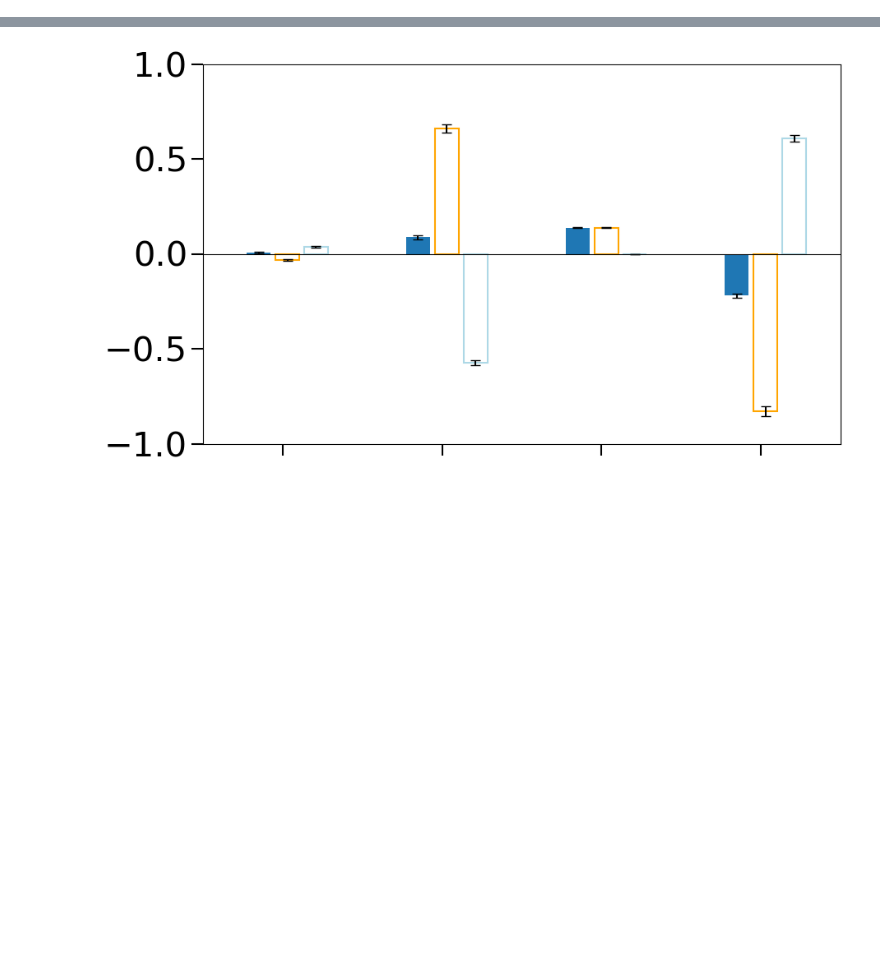
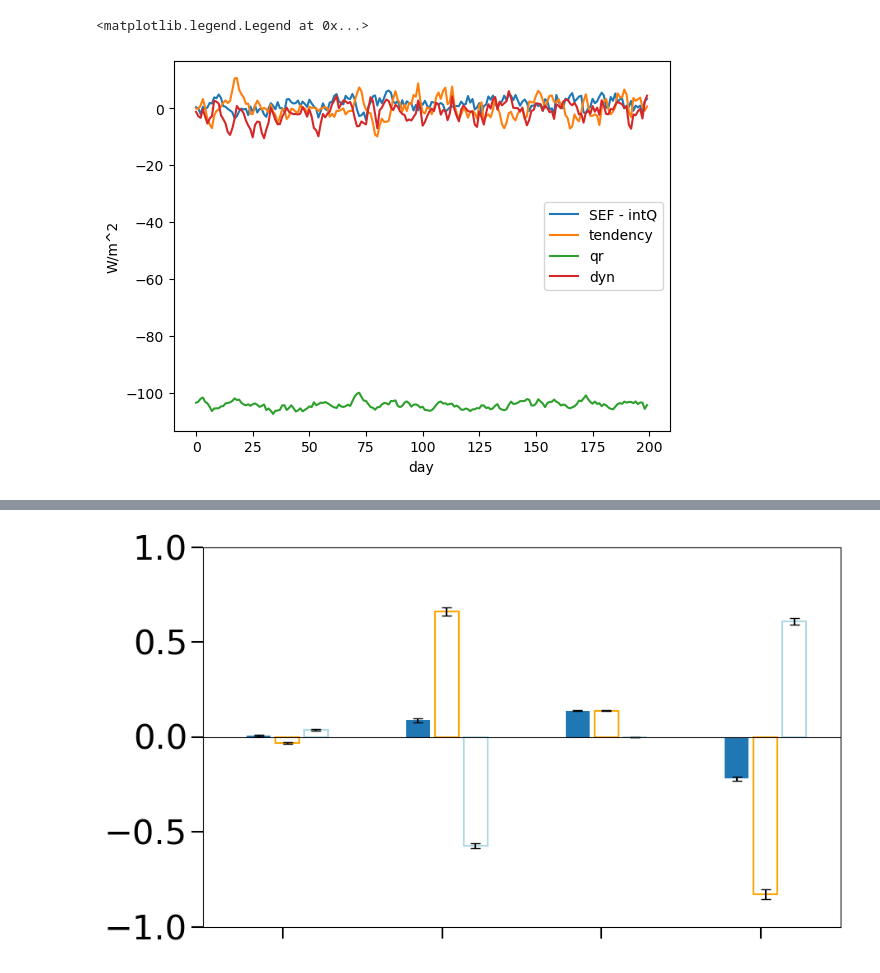
Before and after one commit to linyao1999/MJO_E3SM_PROJECT, a Jupyter notebook: MJO_E3SM_plots_VI_budgets.ipynb, the cells around one changed output, grey strips where cells are left out. Cells and saved outputs as stored; diff of their text form; code cells hidden in the pictures; blank space fills up the shorter version.

```diff
--- a/MJO_E3SM_plots_VI_budgets.ipynb
+++ b/MJO_E3SM_plots_VI_budgets.ipynb
@@ -12,0 +90,14 @@ The autoreload extension is already loaded. To reload it, use:
+# %%
+# diff
+diff = SEF - intQ
+plt.plot(diff, label='SEF - intQ')
+plt.plot(inttend, label='tendency')
+plt.plot(intqr, label='qr')
+plt.plot(intdyn, label='dyn')
+# plt.title('SEF - intQ')
+plt.ylabel('W/m^2')
+plt.xlabel('day')
+plt.legend()
+# %% [output]
+<matplotlib.legend.Legend at 0x...>
+[figure, added]
```
Also changed, not shown: parts of 8 cells of this notebook, 32 other files.
